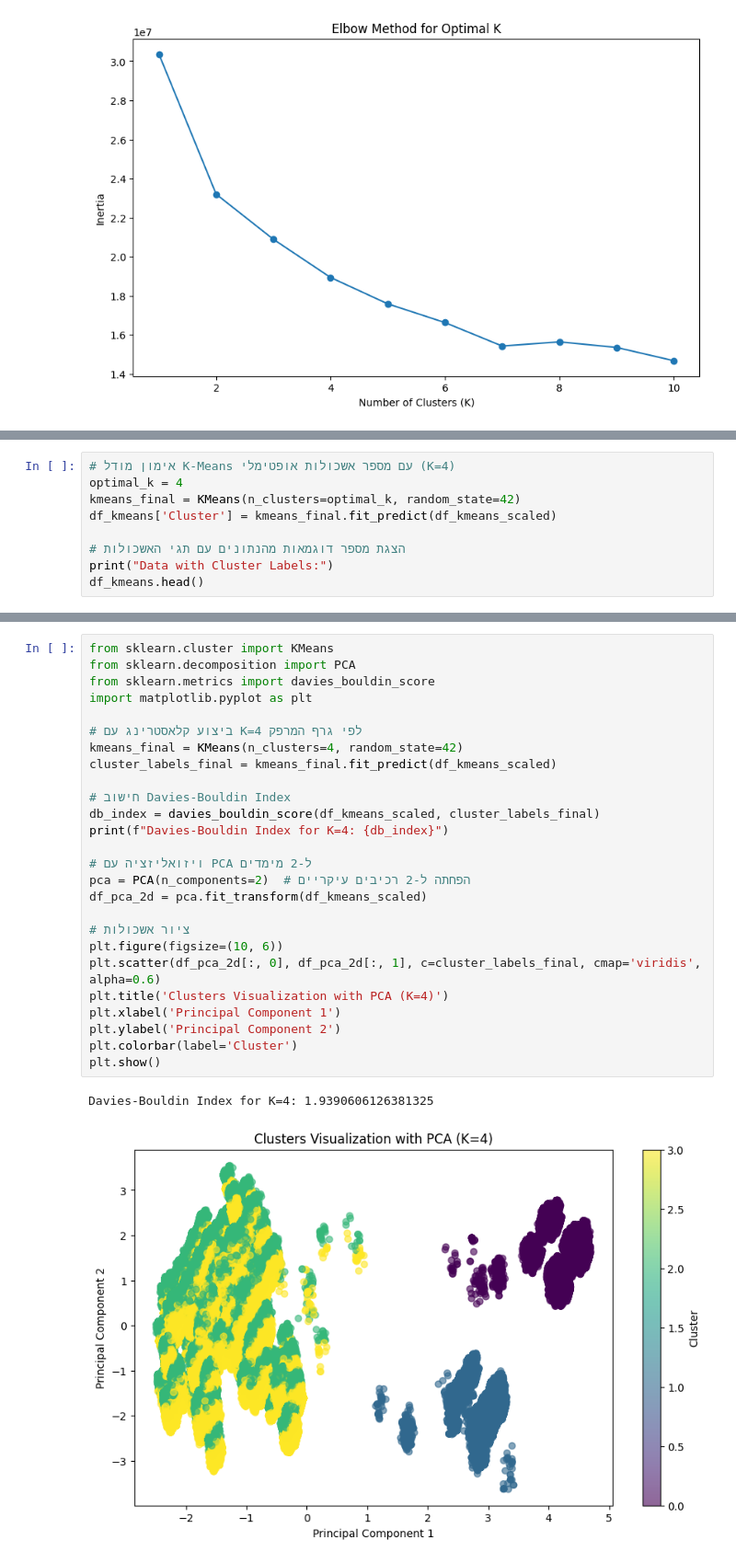
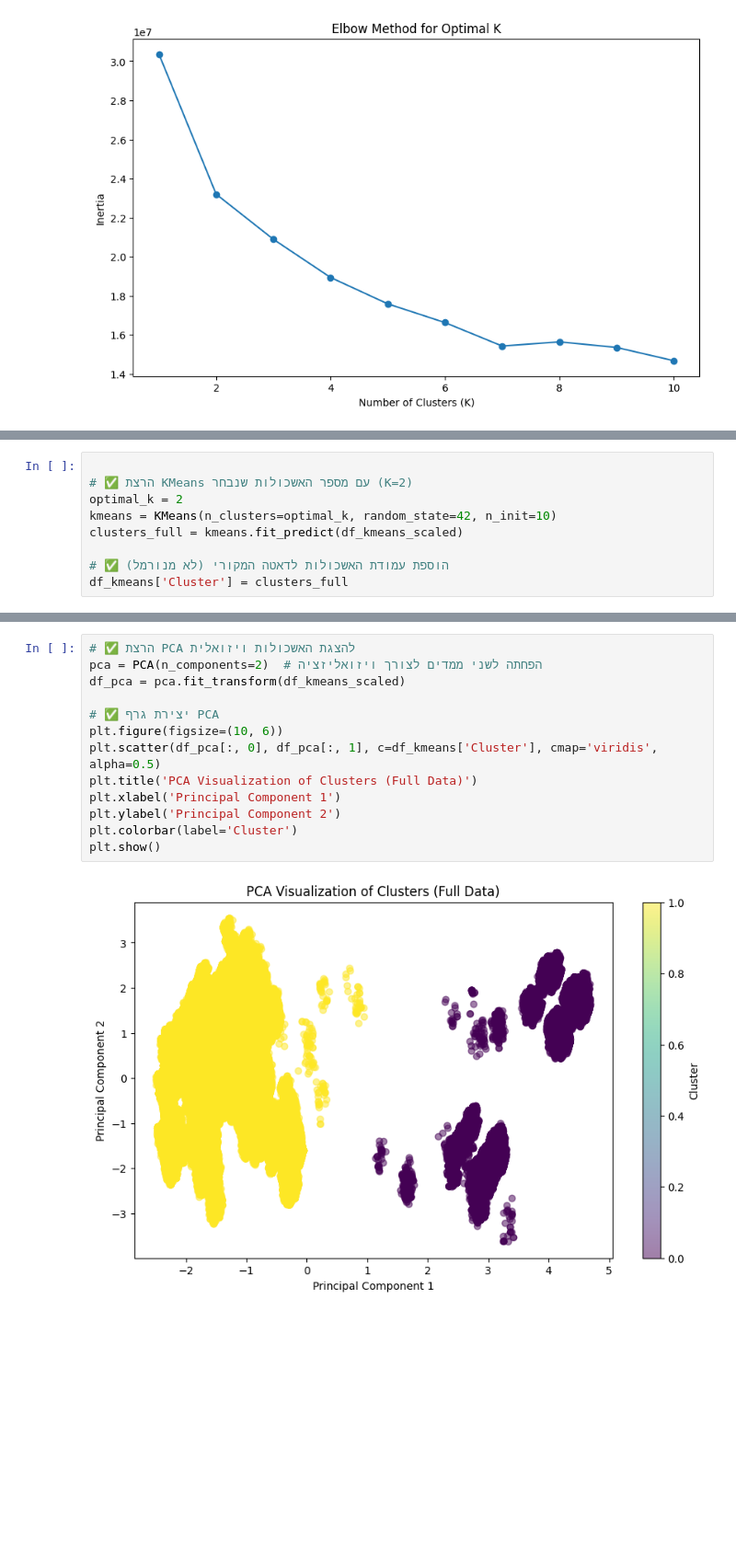
Before and after one commit to orifelszer/CrimeData, a Jupyter notebook: Clustering.ipynb, the cells around one changed output, grey strips where cells are left out. Shown at 92% size. Cells and saved outputs as stored; diff of their text form; blank space fills up the shorter version.

```diff
--- a/Clustering.ipynb
+++ b/Clustering.ipynb
@@ -342,9 +227,0 @@ KeyboardInterrupt:
-# %%
-# אימון מודל K-Means עם מספר אשכולות אופטימלי (K=4)
-optimal_k = 4
-kmeans_final = KMeans(n_clusters=optimal_k, random_state=42)
-df_kmeans['Cluster'] = kmeans_final.fit_predict(df_kmeans_scaled)
-
-# הצגת מספר דוגמאות מהנתונים עם תגי האשכולות
-print("Data with Cluster Labels:")
-df_kmeans.head()
@@ -358,0 +296,9 @@ Data with Cluster Labels:
+# %%
+
+# ✅ הרצת KMeans עם מספר האשכולות שנבחר (K=2)
+optimal_k = 2
+kmeans = KMeans(n_clusters=optimal_k, random_state=42, n_init=10)
+clusters_full = kmeans.fit_predict(df_kmeans_scaled)
+
+# ✅ הוספת עמודת האשכולות לדאטה המקורי (לא מנורמל)
+df_kmeans['Cluster'] = clusters_full
@@ -359,29 +357,15 @@ Data with Cluster Labels:
 # %%
-from sklearn.cluster import KMeans
-from sklearn.decomposition import PCA
-from sklearn.metrics import davies_bouldin_score
-import matplotlib.pyplot as plt
+# ✅ הרצת PCA להצגת האשכולות ויזואלית
+pca = PCA(n_components=2)  # הפחתה לשני ממדים לצורך ויזואליזציה
+df_pca = pca.fit_transform(df_kmeans_scaled)
 
-# ביצוע קלאסטרינג עם K=4 לפי גרף המרפק
-kmeans_final = KMeans(n_clusters=4, random_state=42)
-cluster_labels_final = kmeans_final.fit_predict(df_kmeans_scaled)
-
-# חישוב Davies-Bouldin Index
-db_index = davies_bouldin_score(df_kmeans_scaled, cluster_labels_final)
-print(f"Davies-Bouldin Index for K=4: {db_index}")
-
-# ויזואליזציה עם PCA ל-2 מימדים
-pca = PCA(n_components=2)  # הפחתה ל-2 רכיבים עיקריים
-df_pca_2d = pca.fit_transform(df_kmeans_scaled)
-
-# ציור אשכולות
+# ✅ יצירת גרף PCA
 plt.figure(figsize=(10, 6))
-plt.scatter(df_pca_2d[:, 0], df_pca_2d[:, 1], c=cluster_labels_final, cmap='viridis', alpha=0.6)
-plt.title('Clusters Visualization with PCA (K=4)')
+plt.scatter(df_pca[:, 0], df_pca[:, 1], c=df_kmeans['Cluster'], cmap='viridis', alpha=0.5)
+plt.title('PCA Visualization of Clusters (Full Data)')
 plt.xlabel('Principal Component 1')
 plt.ylabel('Principal Component 2')
 plt.colorbar(label='Cluster')
 plt.show()
 # %% [output]
-Davies-Bouldin Index for K=4: 1.9390606126381325
-[figure, old version]
+[figure, new version]
```
Also changed, not shown: parts of 36 cells of this notebook.
